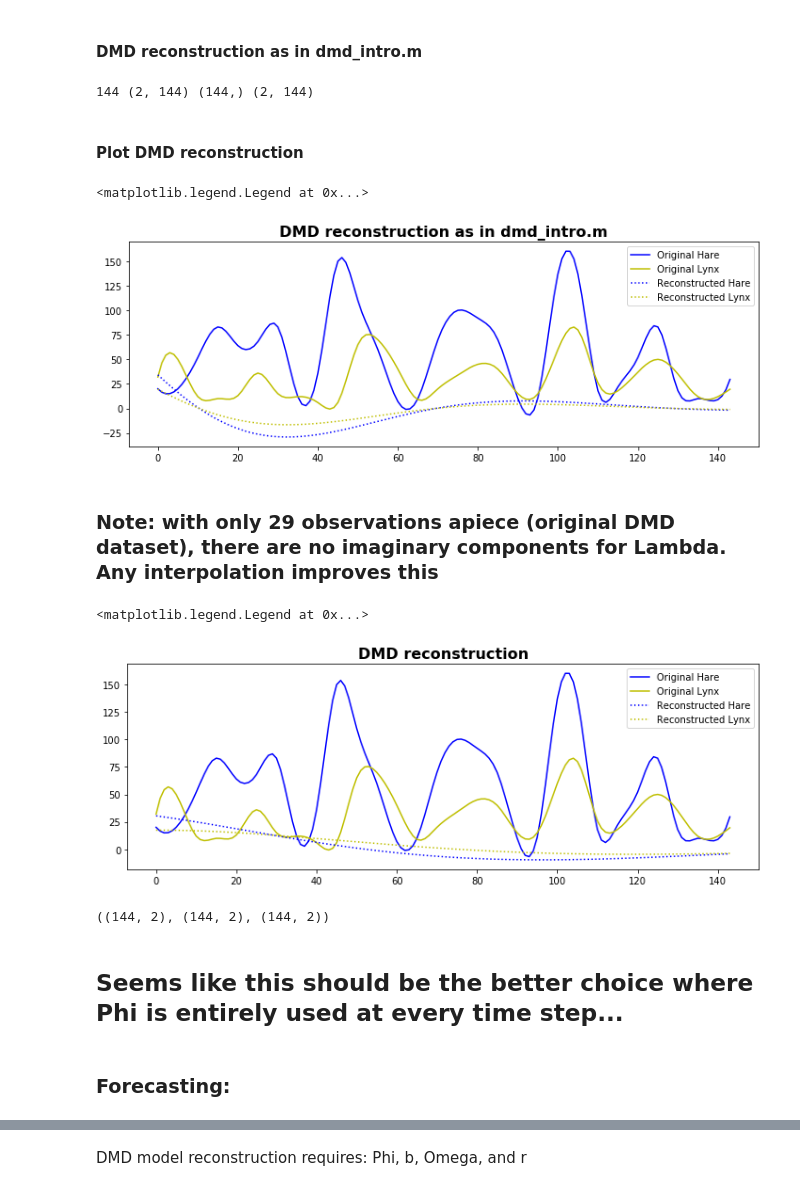
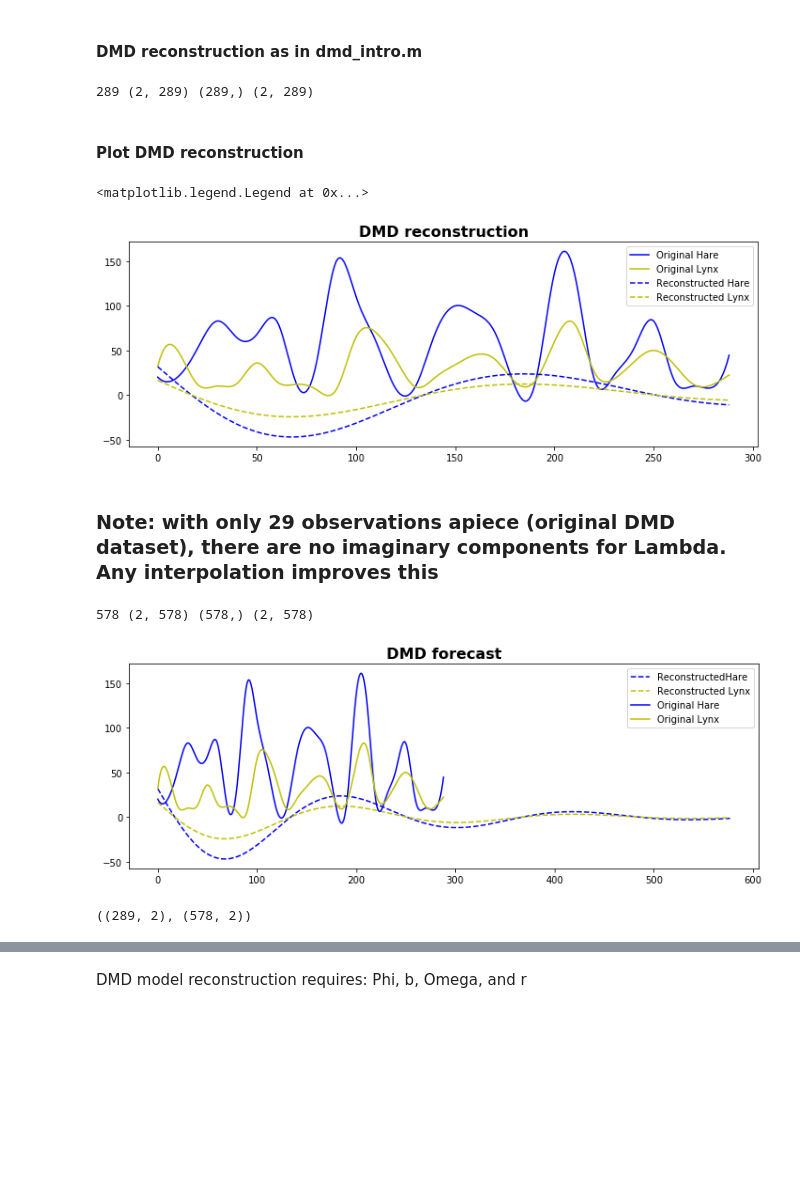
Before and after one commit to jmichellehu/ComplexSystems_AMATH563, a Jupyter notebook: hw2/AMATH563_hw2_Q1_Q2.ipynb, the cells around one changed output, grey strips where cells are left out. Saved outputs shown, nothing was run; the diff lists cells and outputs as text; code cells hidden in the pictures; blank space fills up the shorter version.

```diff
--- a/hw2/AMATH563_hw2_Q1_Q2.ipynb
+++ b/hw2/AMATH563_hw2_Q1_Q2.ipynb
@@ -87,7 +92,7 @@ X.shape
 # %% [output]
 (30, 2)
 # %%
-make_it_dense = 5
+make_it_dense = 10
 
 if make_it_dense is not None:
     # For DMD with interpolation
@@ -120,7 +125,7 @@ print(X.shape, Xprime.shape)
 # %%
 r=2
 
-Phi, Omega, b, Lambda = DMD(X, Xprime, r)
+Phi, Omega, b, Lambda = DMD(X, Xprime, r, dt)
 
 print(" Phi : Omega : b ", )
 print(Phi.shape, Omega.shape, b.shape)
@@ -147,20 +152,10 @@ b: [-18.61671244-34.48679298j -18.61671244+34.48679298j]
 # %% [markdown]
 #### DMD reconstruction as in dmd_intro.m
-# %%
-t = X.shape[1]
-u_modes = np.zeros((2, t))
-
-dt = 2 # units of array shift - 2 years between observations
-time_vector = dt*np.arange(-1, t-1)
-
-for i in np.arange(0, t):
-    u_modes[:, i]=b * np.exp(Omega * time_vector[i])
-
-Xdmd = Phi @ u_modes
-
-print(t, u_modes.shape, time_vector.shape, Xdmd.shape)
-# %% [output]
-144 (2, 144) (144,) (2, 144)
+# %%
+t = X.shape[1]
+Xdmd = forecast(Phi, Omega, t, b, r, dt)
+# %% [output]
+289 (2, 289) (289,) (2, 289)
 # %% [markdown]
 #### Plot DMD reconstruction
 # %%
@@ -173,13 +168,13 @@ plt.figure(figsize=(12, 4))
 plt.plot(X.T[:,h], "b", label=str("Original " + labels[h]))
 plt.plot(X.T[:,l], "y", label=str("Original " + labels[l]))
 
-plt.plot(Xdmd.T[:,h], "b:", label="Reconstructed " + labels[h])
-plt.plot(Xdmd.T[:,l], "y:", label="Reconstructed " + labels[l])
+plt.plot(Xdmd.T[:,h], "b--", label="Reconstructed " + labels[h])
+plt.plot(Xdmd.T[:,l], "y--", label="Reconstructed " + labels[l])
 
-plt.title("DMD reconstruction as in dmd_intro.m", fontsize=fontsize, weight=weight);
+plt.title("DMD reconstruction", fontsize=fontsize, weight=weight);
 plt.legend()
 # %% [output]
 <matplotlib.legend.Legend at 0x...>
-[figure, old version]
+[figure, new version]
 # %% [markdown]
 ### Note: with only 29 observations apiece (original DMD dataset), there are no imaginary components for Lambda.  Any interpolation improves this
@@ -191,27 +181,24 @@ for i in np.arange(0, t):
 # %%
+t_forecast = t*2
+Xdmd = forecast(Phi, Omega, t_forecast, b, r, dt)
+
 h=0
 l=1
 
 labels=["Hare", "Lynx"]
 
-plt.figure(figsize=(12, 4))
-plt.plot(X.T[:,h], "b", label=str("Original " + labels[h]))
-plt.plot(X.T[:,l], "y", label=str("Original " + labels[l]))
+fig, axes = plt.subplots(figsize=(12, 4))
+axes.plot(Xdmd.T[:,h], "b--", label="Reconstructed" + labels[h])
+axes.plot(Xdmd.T[:,l], "y--", label="Reconstructed " + labels[l])
+axes.plot(X.T[:,h], "b", label=str("Original " + labels[h]))
+axes.plot(X.T[:,l], "y", label=str("Original " + labels[l]))
+axes.legend()
 
-plt.plot(forecast_modes.T[:,h], "b:", label=str("Reconstructed " + labels[h]))
-plt.plot(forecast_modes.T[:,l], "y:", label=str("Reconstructed " + labels[l]))
-
-plt.title("DMD reconstruction", fontsize=fontsize, weight=weight);
-
-plt.legend()
+plt.title("DMD forecast", fontsize=fontsize, weight=weight);
 # %% [output]
-<matplotlib.legend.Legend at 0x...>
+578 (2, 578) (578,) (2, 578)
-[figure, old version]
+[figure, new version]
 # %%
-X.T.shape, forecast_modes.T.shape, Xdmd.T.shape
+X.T.shape, Xdmd.T.shape
 # %% [output]
-((144, 2), (144, 2), (144, 2))
+((289, 2), (578, 2))
-# %% [markdown]
-## Seems like this should be the better choice where Phi is entirely used at every time step...
-# %% [markdown]
-### Forecasting:
```
Also changed, not shown: parts of 26 cells of this notebook.
